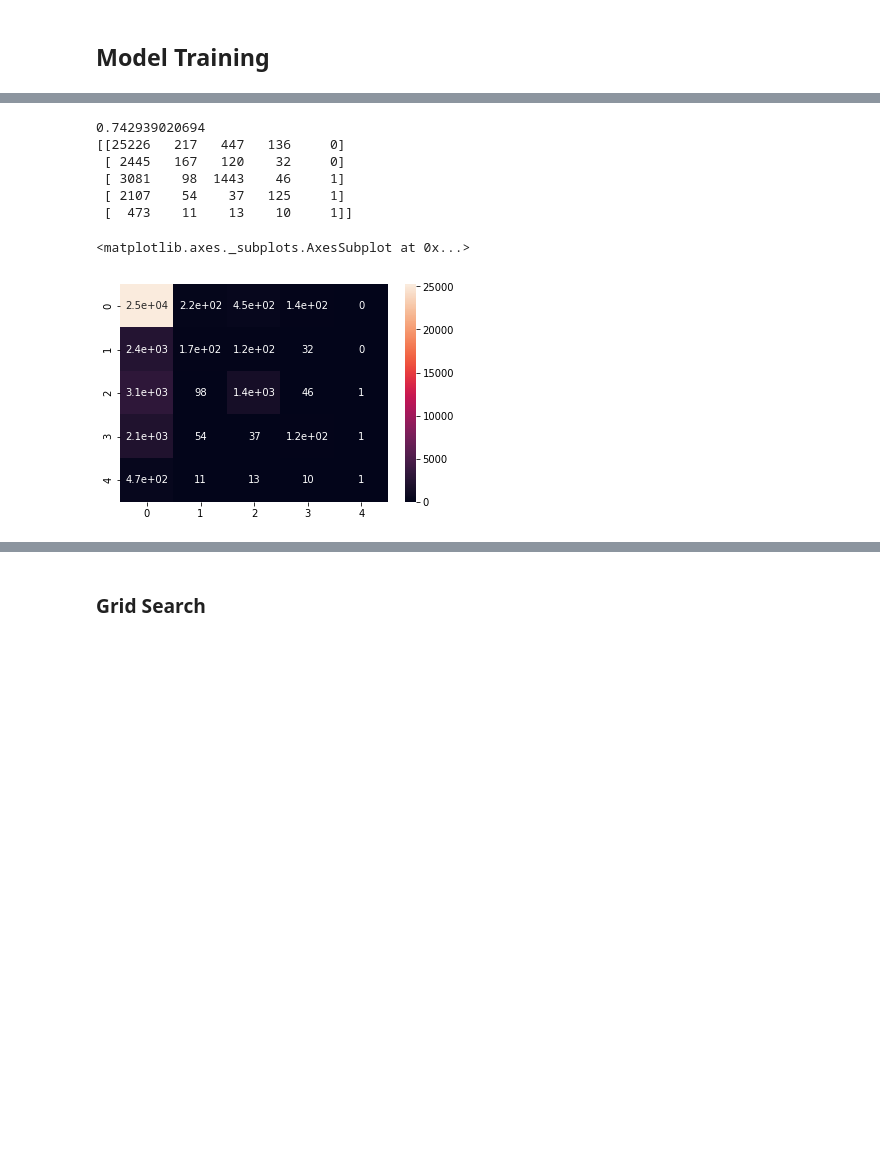
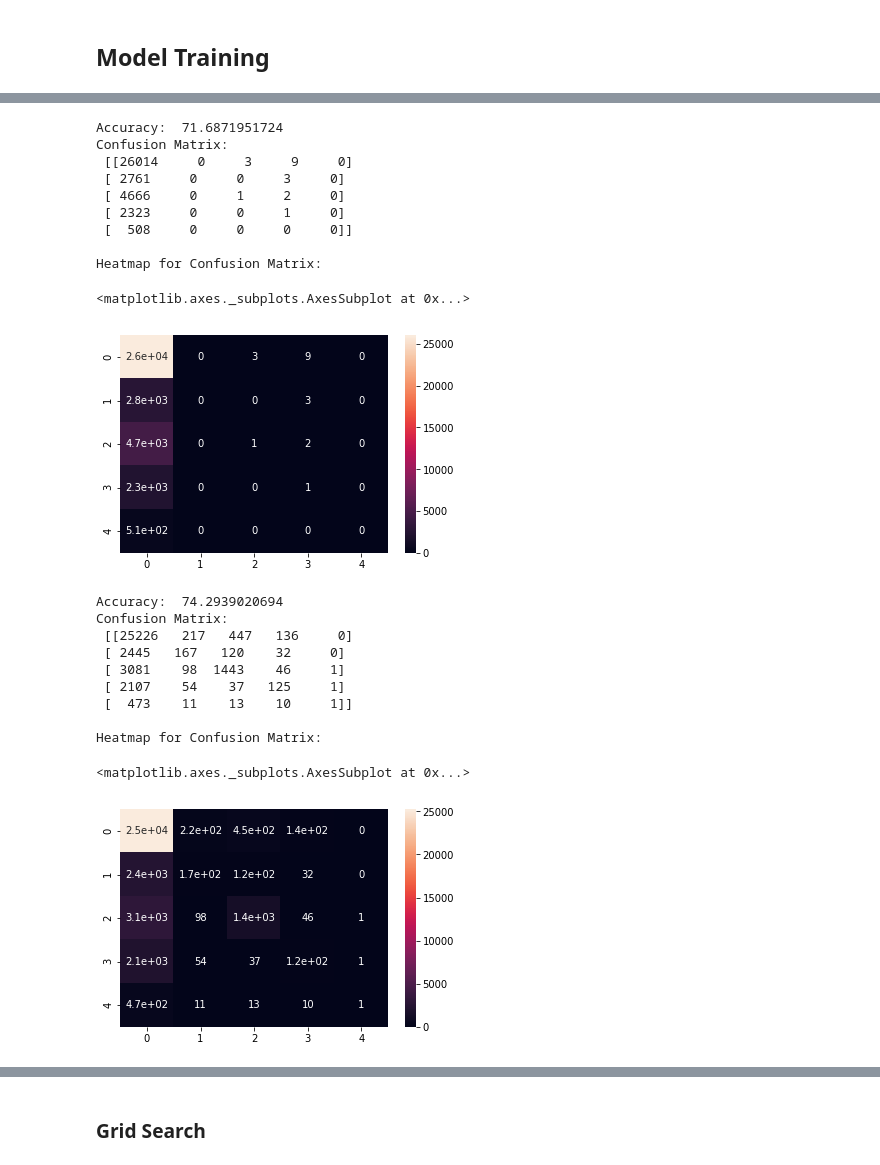
Before and after one commit to senapati-deepak/Illness_predictor, a Jupyter notebook: ML/model.ipynb, the cells around one changed output, grey strips where cells are left out. Cells and saved outputs as stored; diff of their text form; code cells hidden in the pictures; blank space fills up the shorter version.

```diff
--- a/ML/model.ipynb
+++ b/ML/model.ipynb
@@ -176,26 +219,45 @@ print("---------------------------------------\n\n")
 # %%
 clf = train_classifier(lrc, x_train, y_train)
 pred = predict_labels(lrc,x_test)
-pred_scores.append(('LRC', [accuracy_score(y_test,pred)]))
-print(clf.score(x_test, y_test))
+pred_scores.append(('Logistic Regression Classifier', [accuracy_score(y_test,pred)*100]))
+pds.append(accuracy_score(y_test,pred)*100)
+print('Accuracy: ',clf.score(x_test, y_test)*100)
 cm = confusion_matrix(y_test, pred)
-print(cm)
+print('Confusion Matrix: \n',cm)
+print('\nHeatmap for Confusion Matrix:')
 sn.heatmap(cm, annot=True)
+# %% [output]
+Accuracy:  71.6871951724
+Confusion Matrix:
+ [[26014     0     3     9     0]
+ [ 2761     0     0     3     0]
+ [ 4666     0     1     2     0]
+ [ 2323     0     0     1     0]
+ [  508     0     0     0     0]]
+
+Heatmap for Confusion Matrix:
+<matplotlib.axes._subplots.AxesSubplot at 0x...>
+[figure, added]
 # %%
 clf = train_classifier(dtc, x_train, y_train)
 pred = predict_labels(dtc,x_test)
-pred_scores.append(('DTC', [accuracy_score(y_test,pred)]))
-print(clf.score(x_test, y_test))
+pred_scores.append(('Decision Tree Classifier', [accuracy_score(y_test,pred)*100]))
+pds.append(accuracy_score(y_test,pred)*100)
+print('Accuracy: ',clf.score(x_test, y_test)*100)
 cm = confusion_matrix(y_test, pred)
-print(cm)
+print('Confusion Matrix: \n',cm)
+print('\nHeatmap for Confusion Matrix:')
 sn.heatmap(cm, annot=True)
 # %% [output]
-0.742939020694
-[[25226   217   447   136     0]
+Accuracy:  74.2939020694
+Confusion Matrix:
+ [[25226   217   447   136     0]
  [ 2445   167   120    32     0]
  [ 3081    98  1443    46     1]
  [ 2107    54    37   125     1]
  [  473    11    13    10     1]]
+
+Heatmap for Confusion Matrix:
 <matplotlib.axes._subplots.AxesSubplot at 0x...>
 [figure]
 # %%
```
Also changed, not shown: parts of 36 cells of this notebook, 1 other file.
